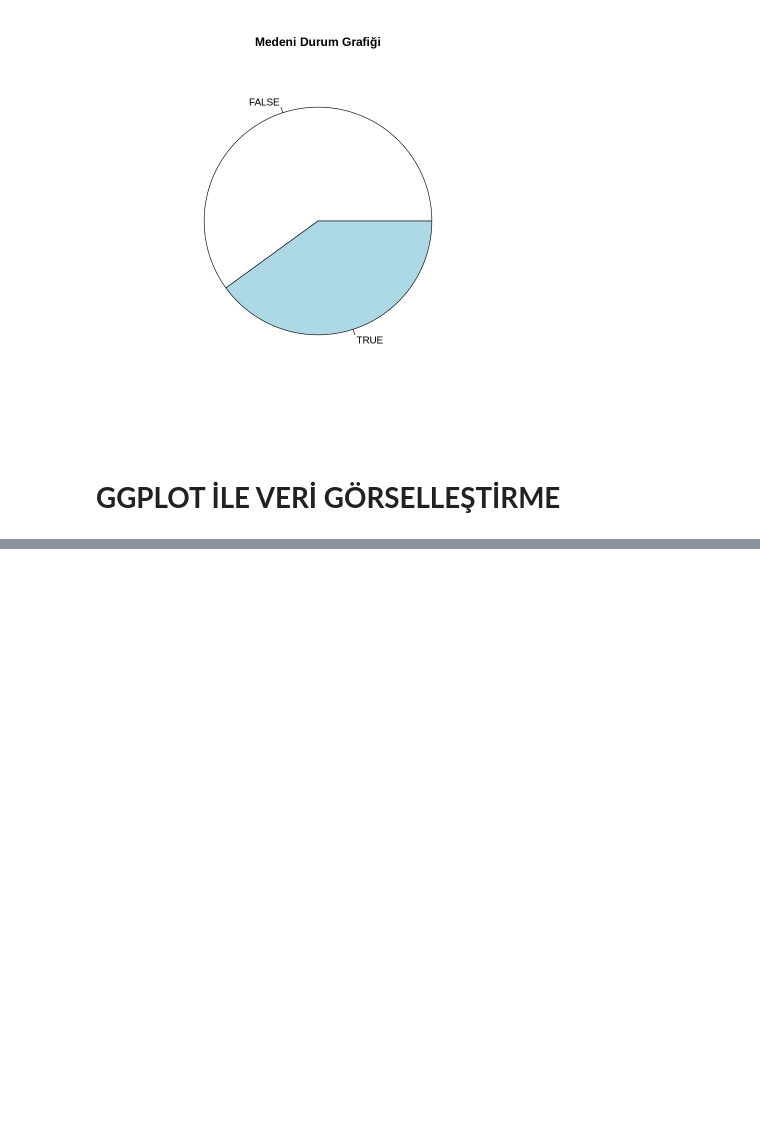
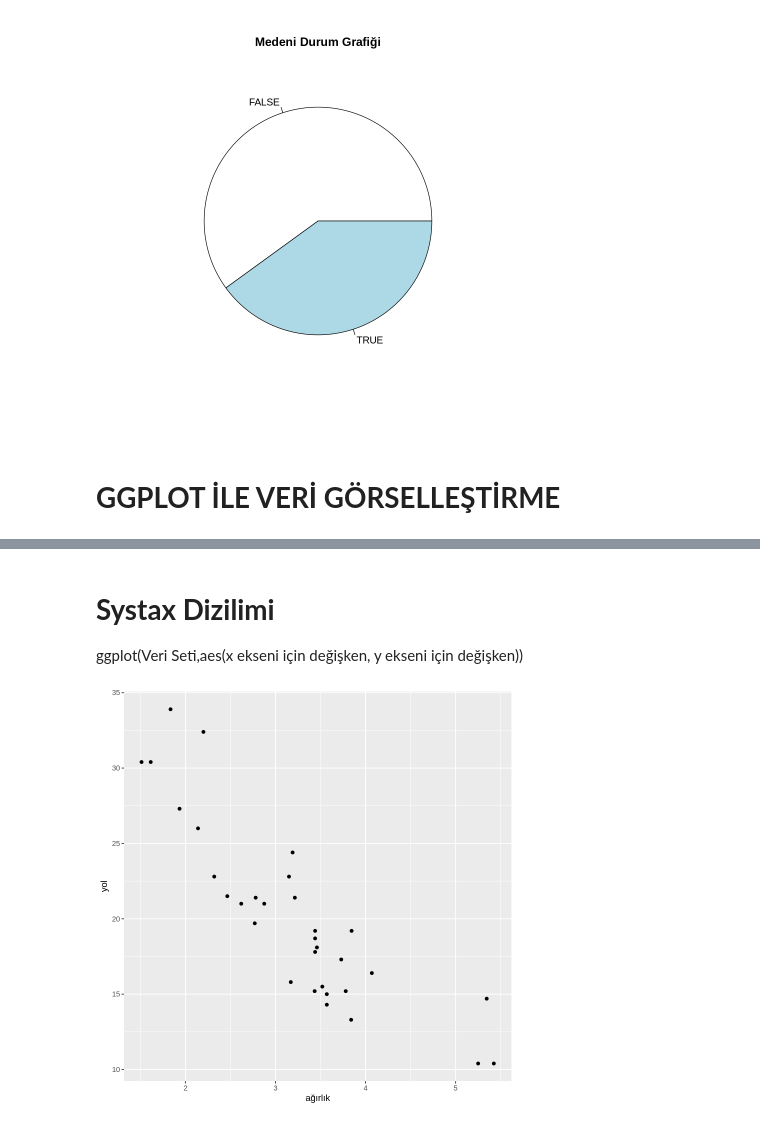
Before and after one commit to azem46/Python_Colab_Handbook, a Jupyter notebook: R_Ders_15_Veri_Görselleştirme_Araçları_ggplot_1.ipynb, the cells around one changed output, grey strips where cells are left out. Saved outputs shown, nothing was run; the diff lists cells and outputs as text; code cells hidden in the pictures; blank space fills up the shorter version.

```diff
--- a/R_Ders_15_Veri_Görselleştirme_Araçları_ggplot_1.ipynb
+++ b/R_Ders_15_Veri_Görselleştirme_Araçları_ggplot_1.ipynb
@@ -119,0 +125,3 @@ pie(table(kadin1$evli_mi),main = "Medeni Durum Grafiği")
+# %%
+arabalar= datasets::mtcars # arabalara ait data setimizi çağırdık ve bunu arabalar değişkenine atadık.
+View(arabalar) #oluşturduğumuz bu datayı ayrı bir pencerede açtık.
@@ -119,0 +148,3 @@ pie(table(kadin1$evli_mi),main = "Medeni Durum Grafiği")
+# %%
+#arabalar datasından küçük bir data oluşturuyoruz.
+araba_veri = subset(arabalar,select = c("mpg","cyl","wt","am"))
@@ -119,0 +155,6 @@ pie(table(kadin1$evli_mi),main = "Medeni Durum Grafiği")
+# %%
+#Değişkenlerin bazısını kategorik Değişkene Çeviriyoruz.
+
+araba_veri$silindir = as.factor(araba_veri$silindir)
+araba_veri$vites = as.factor(araba_veri$vites)
+levels(araba_veri$vites)= c("otomatik","manuel") #kategork değişkenin alt kategorilerine isimler verdik.
@@ -119,0 +185,15 @@ pie(table(kadin1$evli_mi),main = "Medeni Durum Grafiği")
+# %% [markdown]
+# **Systax Dizilimi**
+ggplot(Veri Seti,aes(x ekseni için değişken, y ekseni için değişken))
+# %%
+#Grafiğin temelini atıyoruz.
+
+grafik1 = ggplot(araba_veri,aes(ağırlık, yol)) +
+
+# şimdide geometrik şekilleri ekliyoruz
+
+geom_point()# nokta grafiği ekledik
+
+grafik1 #grafiği yazdırdık
+# %% [output]
+[figure, added]
```
Also changed, not shown: parts of 9 cells of this notebook.
